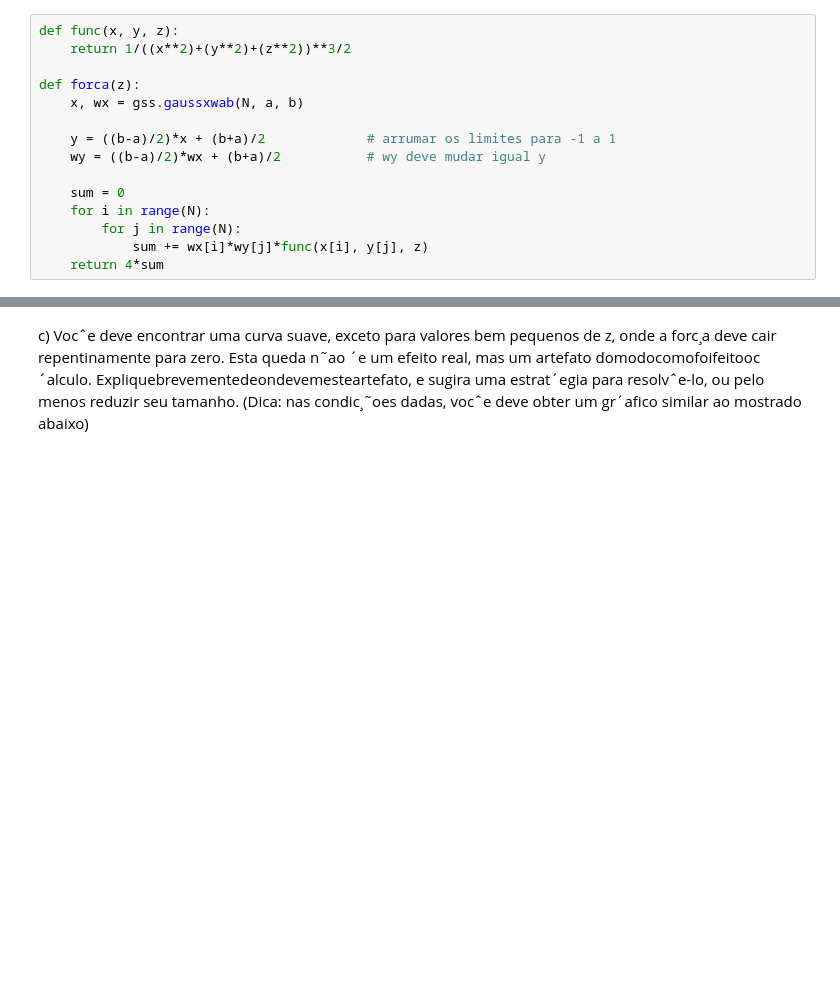
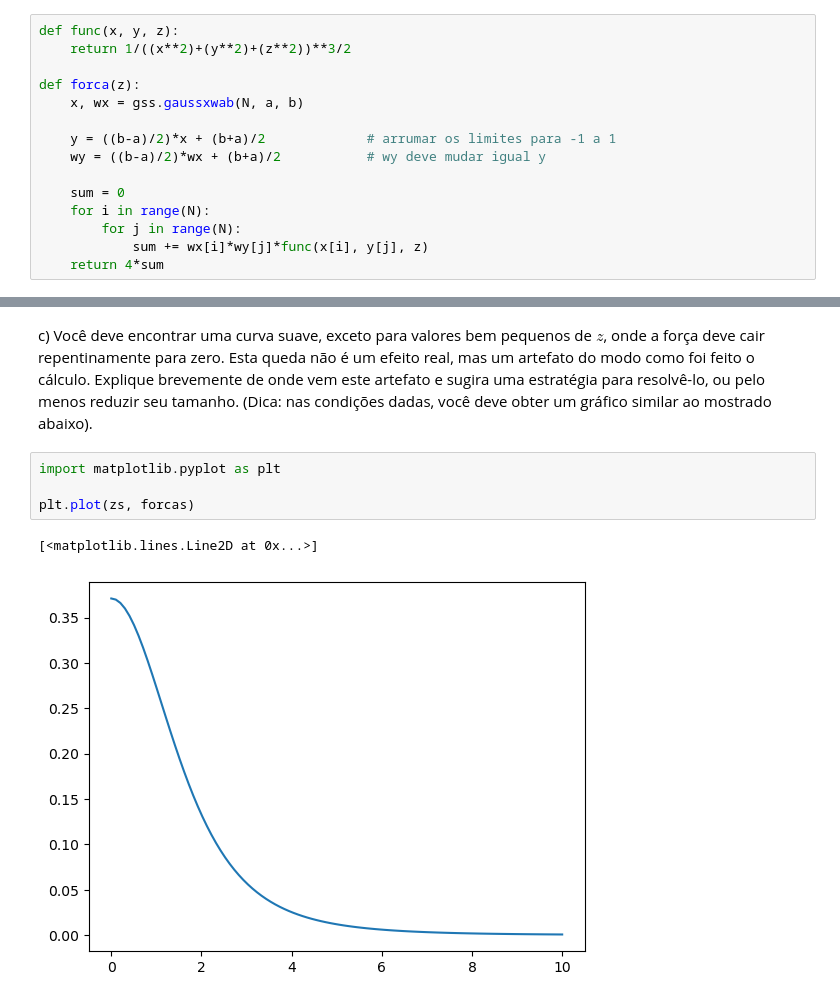
Before and after one commit to physerikc/computational_physics-I, a Jupyter notebook: lists/list3.ipynb, the cells around one changed output, grey strips where cells are left out. Cells and saved outputs as stored; diff of their text form; blank space fills up the shorter version.

```diff
--- a/lists/list3.ipynb
+++ b/lists/list3.ipynb
@@ -223,6 +219,9 @@ for z in zs:
 # %% [markdown]
-c) Vocˆe deve encontrar uma curva suave, exceto para valores bem pequenos de z, onde
-a forc¸a deve cair repentinamente para zero. Esta queda n˜ao ´e um efeito real, mas um
-artefato domodocomofoifeitooc´alculo. Expliquebrevementedeondevemesteartefato,
-e sugira uma estrat´egia para resolvˆe-lo, ou pelo menos reduzir seu tamanho. (Dica: nas
-condic¸˜oes dadas, vocˆe deve obter um gr´afico similar ao mostrado abaixo)
+c) Você deve encontrar uma curva suave, exceto para valores bem pequenos de $z$, onde a força deve cair repentinamente para zero. Esta queda não é um efeito real, mas um artefato do modo como foi feito o cálculo. Explique brevemente de onde vem este artefato e sugira uma estratégia para resolvê-lo, ou pelo menos reduzir seu tamanho. (Dica: nas condições dadas, você deve obter um gráfico similar ao mostrado abaixo).
+# %%
+import matplotlib.pyplot as plt
+
+plt.plot(zs, forcas)
+# %% [output]
+[<matplotlib.lines.Line2D at 0x...>]
+[figure, added]
```
Also changed, not shown: parts of 7 cells of this notebook.
